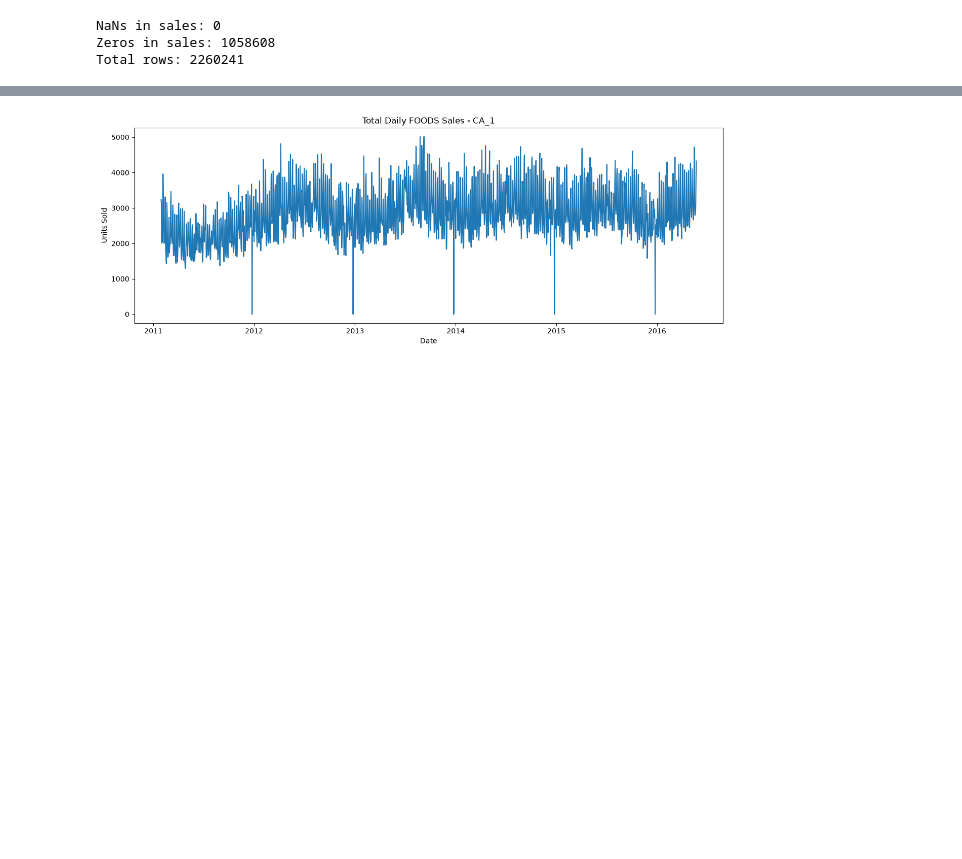
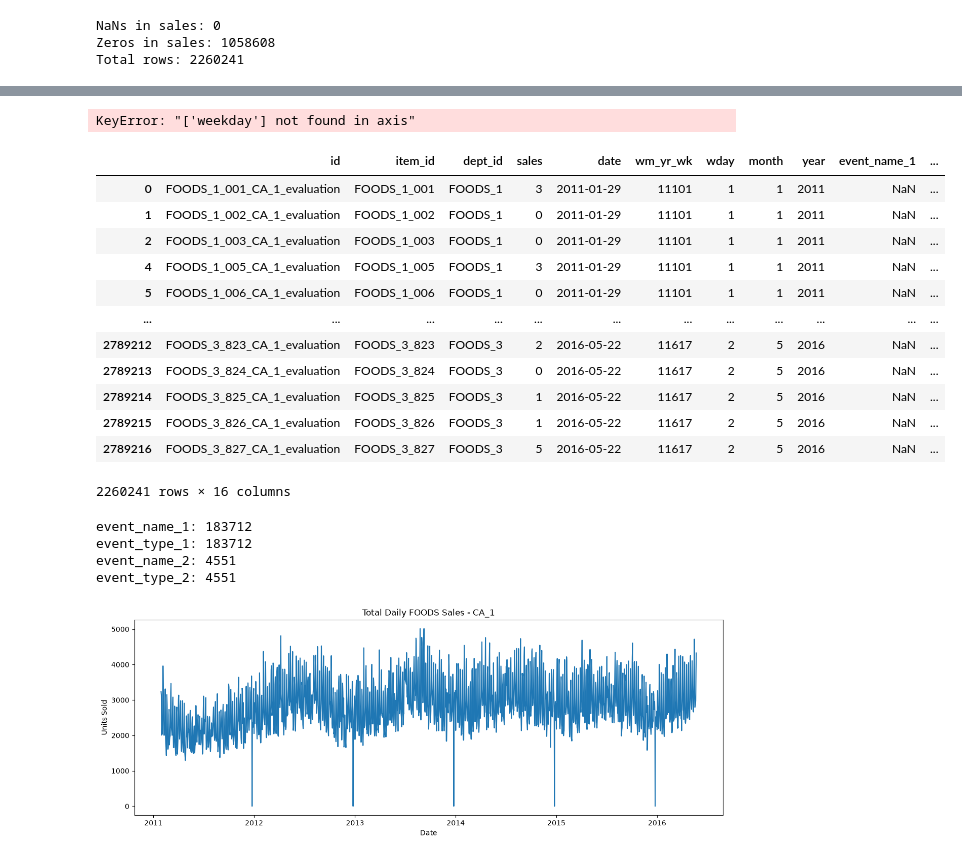
Before and after one commit to Chakravarthi-roy/Demand_Forecasting, a Jupyter notebook: notebook/forecast.ipynb, the cells around one changed output, grey strips where cells are left out. Drawn from its saved outputs; the diff is of its cells as text; code cells hidden in the pictures; blank space fills up the shorter version.

```diff
--- a/notebook/forecast.ipynb
+++ b/notebook/forecast.ipynb
@@ -271,0 +334,34 @@ ca1_foods_trimmed['date'] = pd.to_datetime(ca1_foods_trimmed['date'])
+# %%
+# confirm! saturday is 1, and friday is 7! doesn't matter why but clearly weekday is redundant, lets remove it.
+ca1_foods_trimmed = ca1_foods_trimmed.drop(columns=['weekday'])
+# %% [output]
+KeyError: "['weekday'] not found in axis"
+# %%
+ca1_foods_trimmed
+# %% [output]
+|  | id | item_id | dept_id | sales | date | wm_yr_wk | wday | month | year | event_name_1 | ... |
+| 0 | FOODS_1_001_CA_1_evaluation | FOODS_1_001 | FOODS_1 | 3 | 2011-01-29 | 11101 | 1 | 1 | 2011 | NaN | ... |
+| 1 | FOODS_1_002_CA_1_evaluation | FOODS_1_002 | FOODS_1 | 0 | 2011-01-29 | 11101 | 1 | 1 | 2011 | NaN | ... |
+| 2 | FOODS_1_003_CA_1_evaluation | FOODS_1_003 | FOODS_1 | 0 | 2011-01-29 | 11101 | 1 | 1 | 2011 | NaN | ... |
+| 4 | FOODS_1_005_CA_1_evaluation | FOODS_1_005 | FOODS_1 | 3 | 2011-01-29 | 11101 | 1 | 1 | 2011 | NaN | ... |
+| 5 | FOODS_1_006_CA_1_evaluation | FOODS_1_006 | FOODS_1 | 0 | 2011-01-29 | 11101 | 1 | 1 | 2011 | NaN | ... |
+| ... | ... | ... | ... | ... | ... | ... | ... | ... | ... | ... | ... |
+| 2789212 | FOODS_3_823_CA_1_evaluation | FOODS_3_823 | FOODS_3 | 2 | 2016-05-22 | 11617 | 2 | 5 | 2016 | NaN | ... |
+| 2789213 | FOODS_3_824_CA_1_evaluation | FOODS_3_824 | FOODS_3 | 0 | 2016-05-22 | 11617 | 2 | 5 | 2016 | NaN | ... |
+| 2789214 | FOODS_3_825_CA_1_evaluation | FOODS_3_825 | FOODS_3 | 1 | 2016-05-22 | 11617 | 2 | 5 | 2016 | NaN | ... |
+| 2789215 | FOODS_3_826_CA_1_evaluation | FOODS_3_826 | FOODS_3 | 1 | 2016-05-22 | 11617 | 2 | 5 | 2016 | NaN | ... |
+| 2789216 | FOODS_3_827_CA_1_evaluation | FOODS_3_827 | FOODS_3 | 5 | 2016-05-22 | 11617 | 2 | 5 | 2016 | NaN | ... |
+2260241 rows × 16 columns
+# %%
+# now another thing thats bugging me is the NaNs in the events! I wonder why that is and also if all the rows are
+# NaN. Lets check.
+event_cols = ['event_name_1', 'event_type_1', 'event_name_2', 'event_type_2']
+
+for col in event_cols:
+    non_nan_count = ca1_foods_trimmed[col].notna().sum()
+    print(f"{col}: {non_nan_count}")
+# %% [output]
+event_name_1: 183712
+event_type_1: 183712
+event_name_2: 4551
+event_type_2: 4551
```
Also changed, not shown: parts of 8 cells of this notebook.
